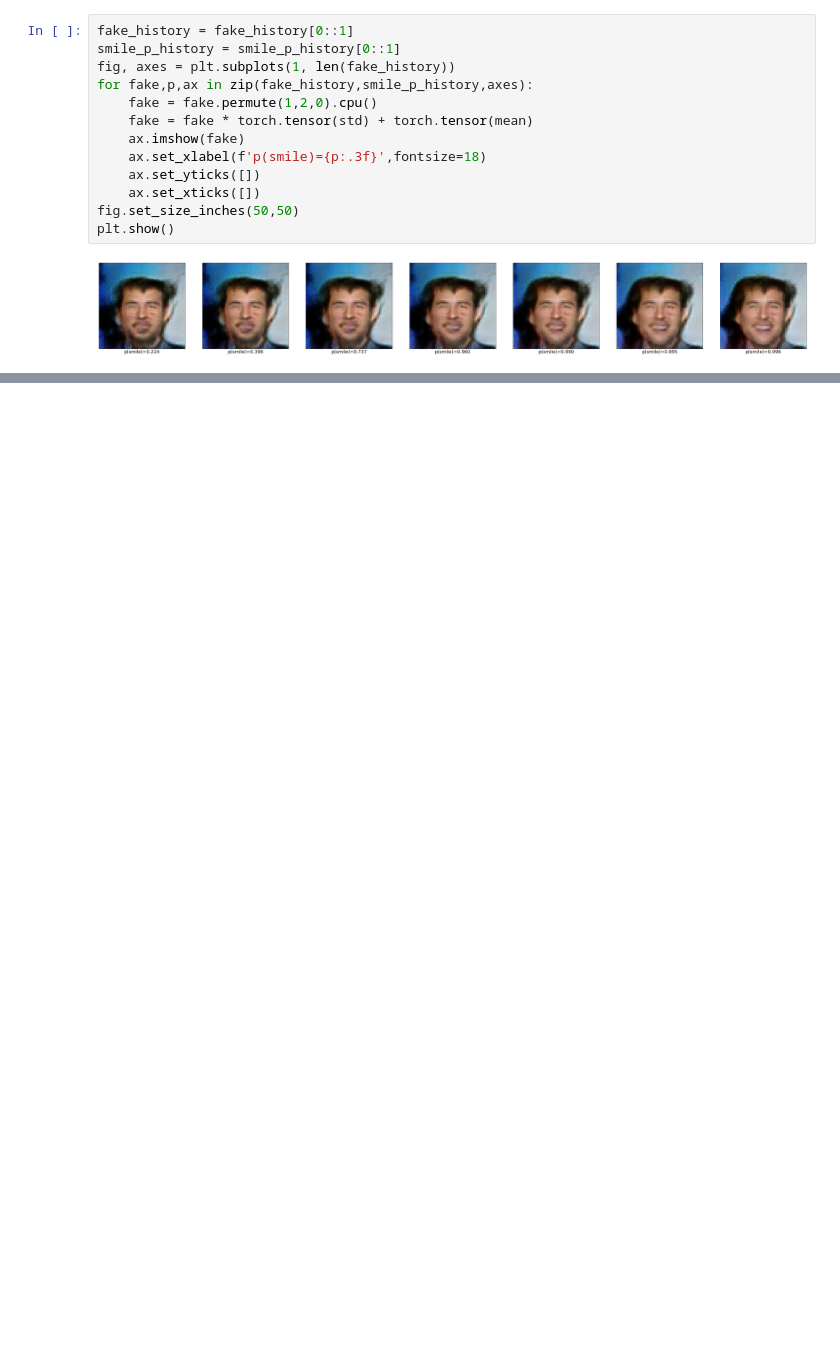
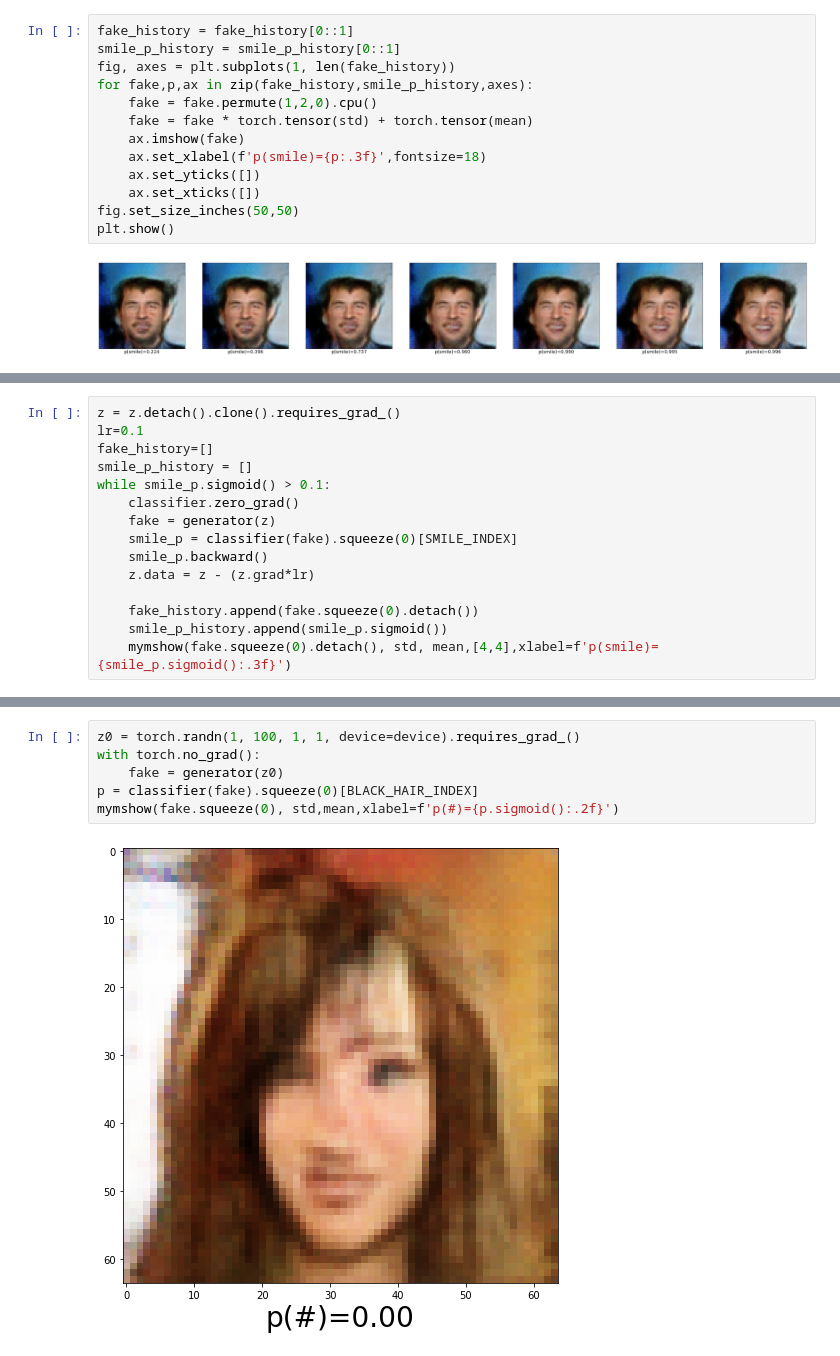
Before and after one commit to yonigottesman/controllable_generation_gan, a Jupyter notebook: controllable_generation.ipynb, the cells around one changed output, grey strips where cells are left out. Saved outputs shown, nothing was run; the diff lists cells and outputs as text; blank space fills up the shorter version.

```diff
--- a/controllable_generation.ipynb
+++ b/controllable_generation.ipynb
@@ -135,0 +137,15 @@ plt.show()
+# %%
+z = z.detach().clone().requires_grad_()
+lr=0.1
+fake_history=[]
+smile_p_history = []
+while smile_p.sigmoid() > 0.1:
+    classifier.zero_grad()
+    fake = generator(z)
+    smile_p = classifier(fake).squeeze(0)[SMILE_INDEX]
+    smile_p.backward()
+    z.data = z - (z.grad*lr)
+
+    fake_history.append(fake.squeeze(0).detach())
+    smile_p_history.append(smile_p.sigmoid())
+    mymshow(fake.squeeze(0).detach(), std, mean,[4,4],xlabel=f'p(smile)={smile_p.sigmoid():.3f}')
@@ -135,0 +167,8 @@ plt.show()
+# %%
+z0 = torch.randn(1, 100, 1, 1, device=device).requires_grad_()
+with torch.no_grad():
+    fake = generator(z0)
+p = classifier(fake).squeeze(0)[BLACK_HAIR_INDEX]
+mymshow(fake.squeeze(0), std,mean,xlabel=f'p(#)={p.sigmoid():.2f}')
+# %% [output]
+[figure, added]
```
Also changed, not shown: parts of 8 cells of this notebook.
